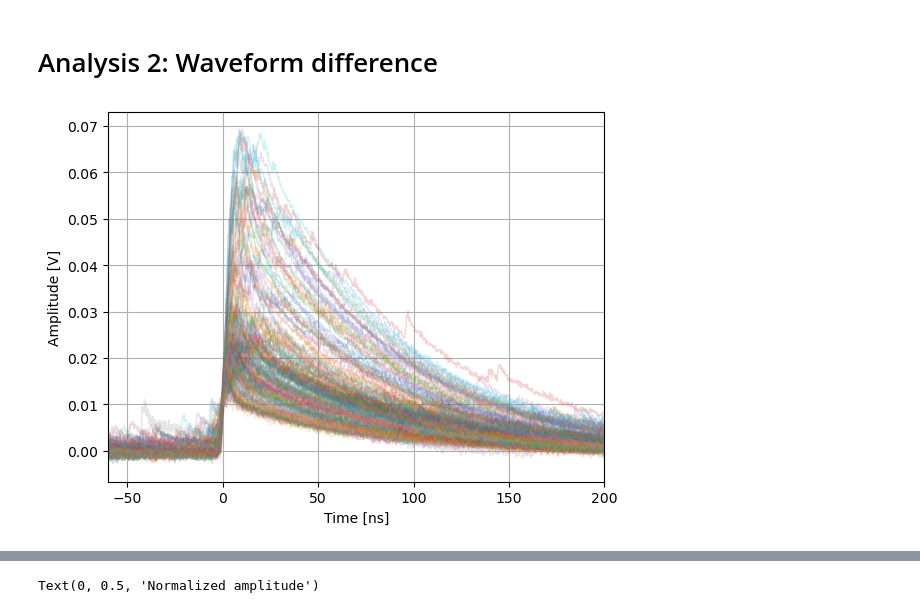
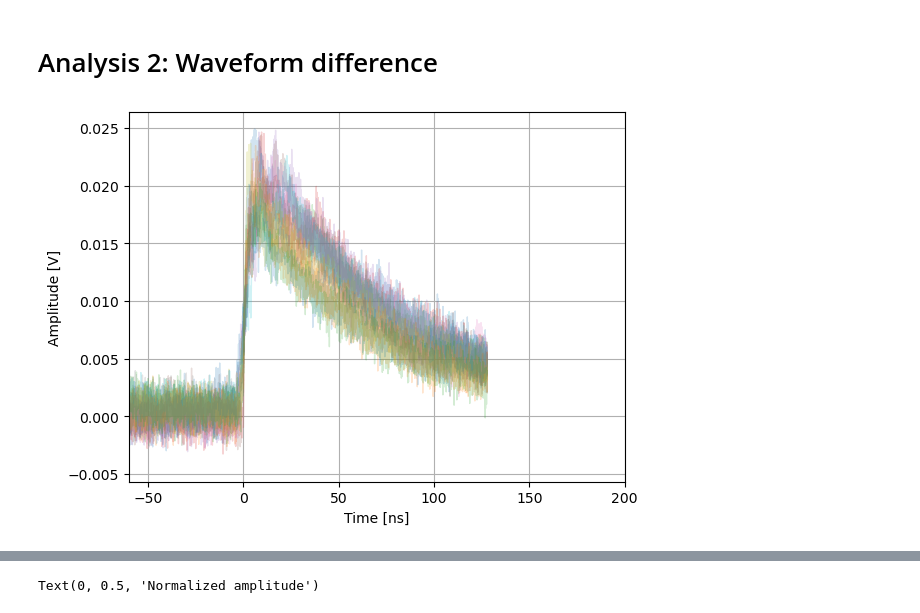
Before and after one commit to EdmondRen/Mu-Hardware, a Jupyter notebook: Keysight/Scintillator_bar_analysis.ipynb, the cells around one changed output, grey strips where cells are left out. Drawn from its saved outputs; the diff is of its cells as text; code cells hidden in the pictures.

```diff
--- a/Keysight/Scintillator_bar_analysis.ipynb
+++ b/Keysight/Scintillator_bar_analysis.ipynb
@@ -255,0 +484,28 @@ ylim(0,)
+# %%
+slopes = []
+
+for i in range(len(data_save[1])):
+# for i in range(500):
+    trace = -data_save[1][i]
+    trace-= np.mean(trace[:2048-200])
+
+    if np.abs(process_result["amplitude_fit_1"][i] - 0.02)>0.002:
+        continue
+
+    # trace_ft = scipy.ndimage.gaussian_filter(trace, 32, 1)
+    # plot(trace)
+    # plot(trace_ft*100)
+    # show()
+
+    trig_pt = np.argmax( trace>trigger_threshold_edge)
+
+    tracelet = trace[trig_pt-16:trig_pt+1]
+    time_series = np.arange(len(tracelet))*dt
+    slope = hp.slope( tracelet, x = time_series)
+    # plot(tracelet)
+    # print(slope)
+    slopes.append(slope)
+
+slopes=np.array(slopes)
+hist(slopes*1000, bins=30,range=(0,20))
+xlabel("Slope [mV/ns]")
@@ -264,30 +523,32 @@ time_series = data_save["metadata"]["time_series"]*1e9
 # %%
 # for i in range(len(data_save[1])):
 trace_original = []
 trace_aligned = []
 for i in range(len(data_save[1])):
-    trace = data_save[1][i]
-    trace-=np.mean(trace[:1600])
-    trace = -trace
-    trace/=15.8
-    if (max(trace)>0.07) or  (max(trace)<0.01) or (min(trace)<-0.005):
+# for i in range(100):
+    trace = -data_save[1][i]
+    if (max(trace)>0.025) or  (max(trace)<0.02) or (min(trace)<-0.005):
         continue
 
-    leading_edges = constant_fraction_discriminator(trace, 0, 0.01, 0.5, gauss_filter=4)
-    trigger_offset = leading_edges[0][1]-2048
+    # leading_edges = constant_fraction_discriminator(trace, 0, 0.01, 0.5, gauss_filter=4)
+    # trigger_offset = leading_edges[0][1]-2048
+
+
+    trigger_offset = np.argmax( y>trigger_threshold_edge)-2048
+
     trace_original.append(trace)
     trace = np.roll(trace, -trigger_offset)
     trace_aligned.append(trace)
 
     if i <200:
         plot(time_series, trace,alpha=0.2, linewidth=1)
 
 xlim(-60,200)
 xlabel("Time [ns]")
 ylabel("Amplitude [V]")
 grid()
 # %% [output]
-[figure, old version]
+[figure, new version]
 # %%
 trace_original_avg = np.mean(trace_original, axis=0)
 trace_aligned_avg = np.mean(trace_aligned, axis=0)
```
Also changed, not shown: parts of 27 cells of this notebook, 5 other files.
